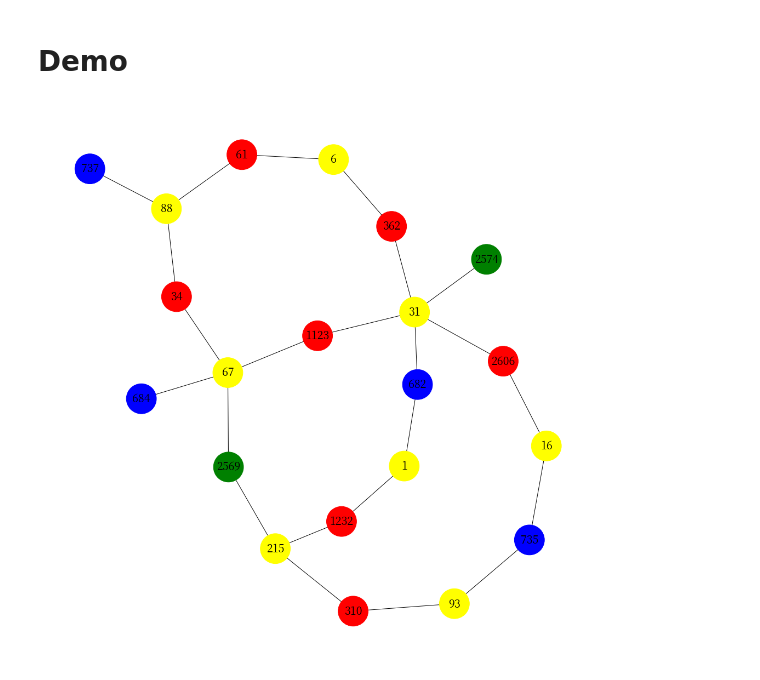
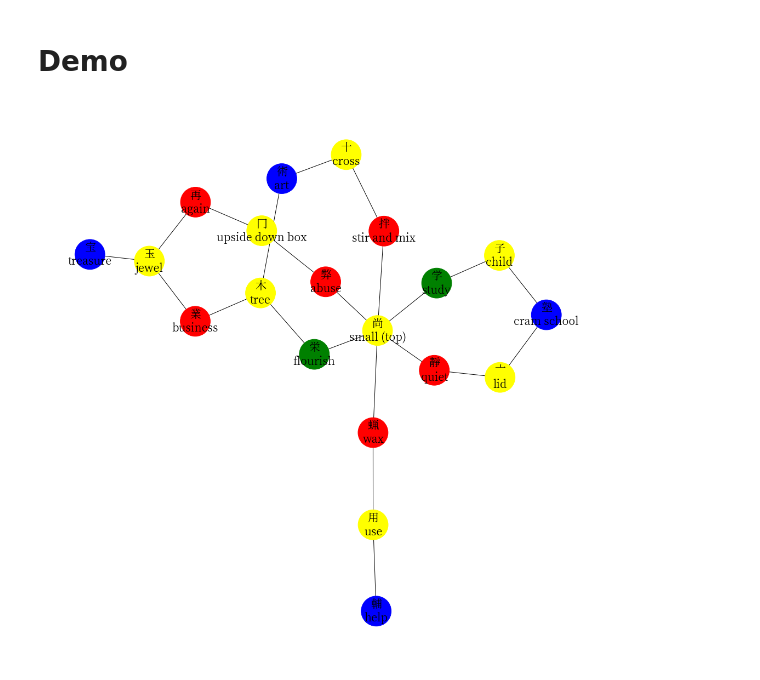
Before and after one commit to Ifkarsyah/kanjigen, a Jupyter notebook: kanjigen-be/s2_networkx/TA2_main.ipynb, the cells around one changed output. Saved outputs shown, nothing was run; the diff lists cells and outputs as text; code cells hidden in the pictures.

```diff
--- a/kanjigen-be/s2_networkx/TA2_main.ipynb
+++ b/kanjigen-be/s2_networkx/TA2_main.ipynb
@@ -863,16 +862,16 @@ MDest = ['塾','術','宝', '輔'] # cram school, art, treasure, help
 # %%
 # Transformation: to differentiate 日-radical and 日-kanji
 MOrigf = [f"{x}-kanji" for x in MOrig]
 MDestf = [f"{x}-kanji" for x in MDest]
 
 
 result = find_path(gg['kjg'], MOrigf, MDestf, 'brute_force')
 visualize_result(
     g_res=result,
-    kinputs=MOrig,
-    koutputs=MDest,
+    kinputs=MOrigf,
+    koutputs=MDestf,
     figsize=(14,14),
-    label_attr='idx'
+    label_attr='visual'
 )
 # %% [output]
-[figure, old version]
+[figure, new version]
```
Also changed, not shown: parts of 11 cells of this notebook.
